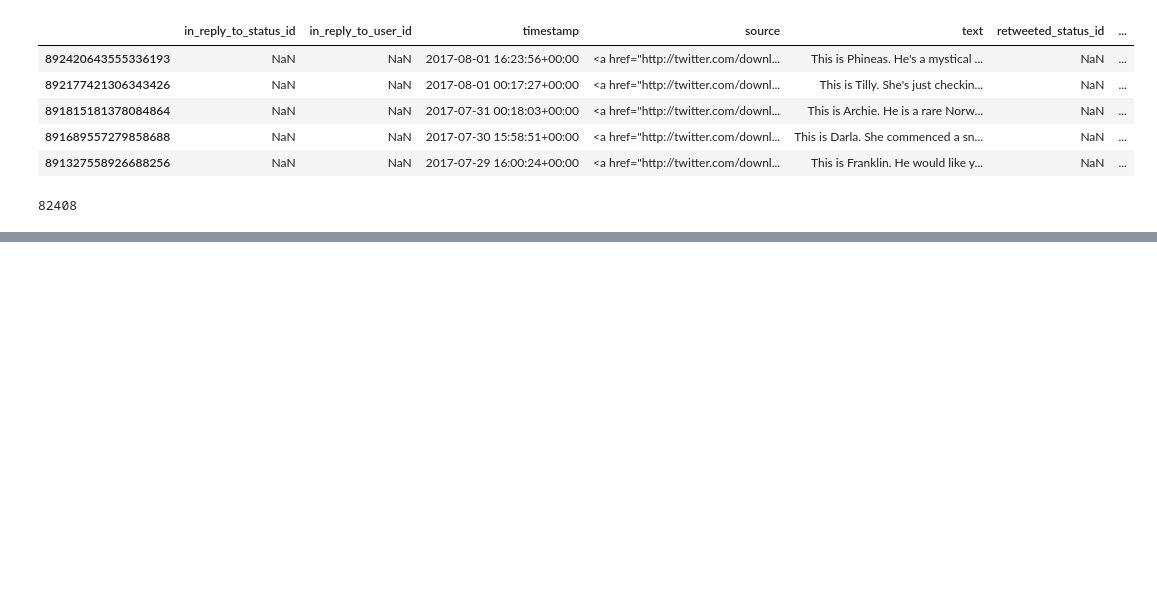
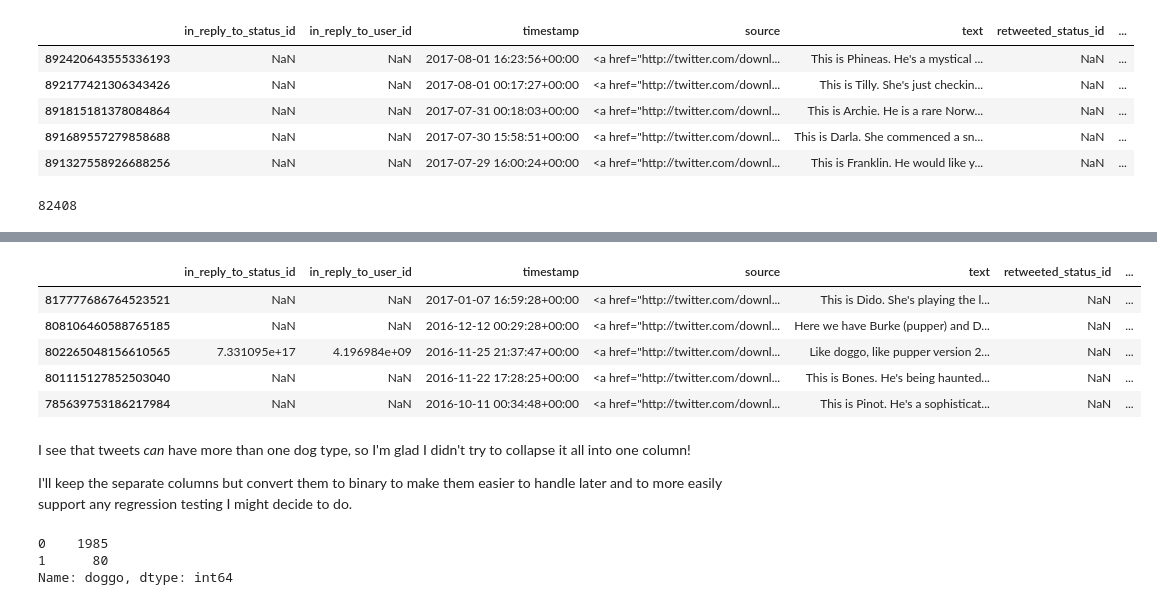
Before and after one commit to kennethn/data-analyst-nanodegree, a Jupyter notebook: 4_Wrangle_And_Analyze_Data/wrangle_act.ipynb, the cells around one changed output, grey strips where cells are left out. Drawn from its saved outputs; the diff is of its cells as text; code cells hidden in the pictures; blank space fills up the shorter version.

Commit message:
Cleaning columns

```diff
--- a/4_Wrangle_And_Analyze_Data/wrangle_act.ipynb
+++ b/4_Wrangle_And_Analyze_Data/wrangle_act.ipynb
@@ -180,7 +167,9 @@ df_img.head()
 ## Clean
 # %%
 # Join the tweet metadata from the API
-df = df.set_index('tweet_id').join(df_tweets.set_index('id'), how='inner', rsuffix="_x")
+df = df.set_index('tweet_id').join(df_tweets.set_index('id'),
+                                   how='inner',
+                                   rsuffix="_x")
 df.head()
 # %% [output]
 |  | in_reply_to_status_id | in_reply_to_user_id | timestamp | source | text | retweeted_status_id | ... |
@@ -281,0 +242,3 @@ plt.show()
+# %%
+# Drop the duplicate columns from the join
+df = df[df.columns.drop(list(df.filter(regex='_x')))]
@@ -281,0 +269,14 @@ plt.show()
+# %%
+# Testing to see if any tweets are marked doggo and pupper
+df.query('doggo == "doggo" and pupper == "pupper"').head()
+# %% [output]
+|  | in_reply_to_status_id | in_reply_to_user_id | timestamp | source | text | retweeted_status_id | ... |
+| 817777686764523521 | NaN | NaN | 2017-01-07 16:59:28+00:00 | <a href="http://twitter.com/downl... | This is Dido. She's playing the l... | NaN | ... |
+| 808106460588765185 | NaN | NaN | 2016-12-12 00:29:28+00:00 | <a href="http://twitter.com/downl... | Here we have Burke (pupper) and D... | NaN | ... |
+| 802265048156610565 | 7.331095e+17 | 4.196984e+09 | 2016-11-25 21:37:47+00:00 | <a href="http://twitter.com/downl... | Like doggo, like pupper version 2... | NaN | ... |
+| 801115127852503040 | NaN | NaN | 2016-11-22 17:28:25+00:00 | <a href="http://twitter.com/downl... | This is Bones. He's being haunted... | NaN | ... |
+| 785639753186217984 | NaN | NaN | 2016-10-11 00:34:48+00:00 | <a href="http://twitter.com/downl... | This is Pinot. He's a sophisticat... | NaN | ... |
+# %% [markdown]
+I see that tweets *can* have more than one dog type, so I'm glad I didn't try to collapse it all into one column!
+
+I'll keep the separate columns but convert them to binary to make them easier to handle later and to more easily support any regression testing I might decide to do.
@@ -281,0 +288,6 @@ plt.show()
+# %%
+df.doggo.value_counts()
+# %% [output]
+0    1985
+1      80
+Name: doggo, dtype: int64
```
Also changed, not shown: parts of 10 cells of this notebook.
